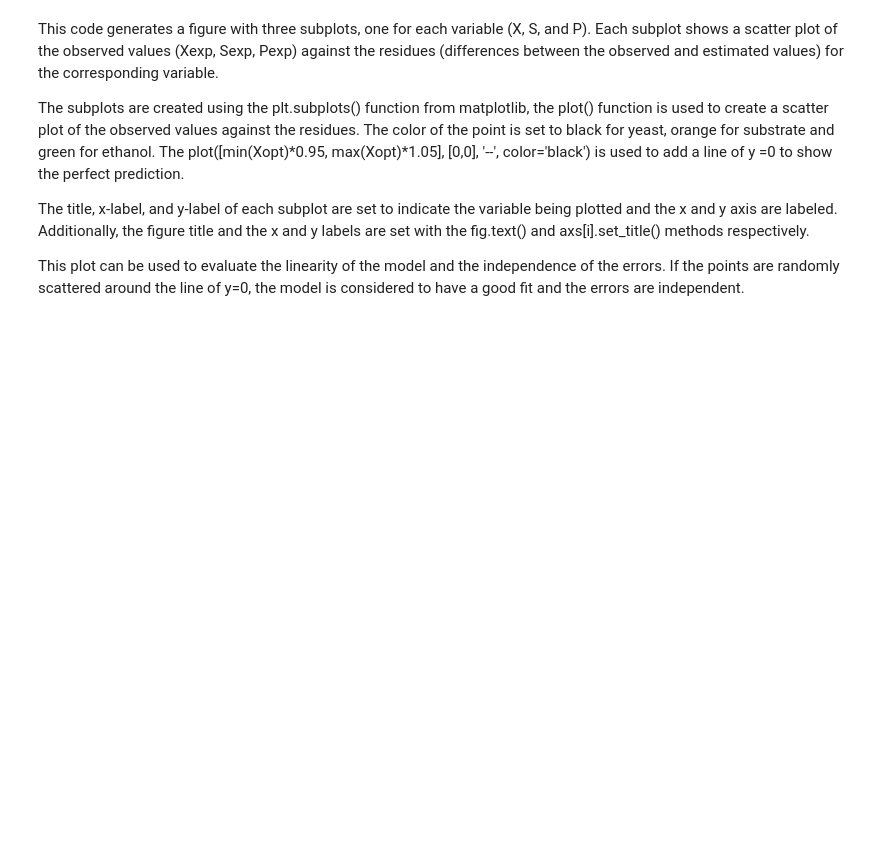
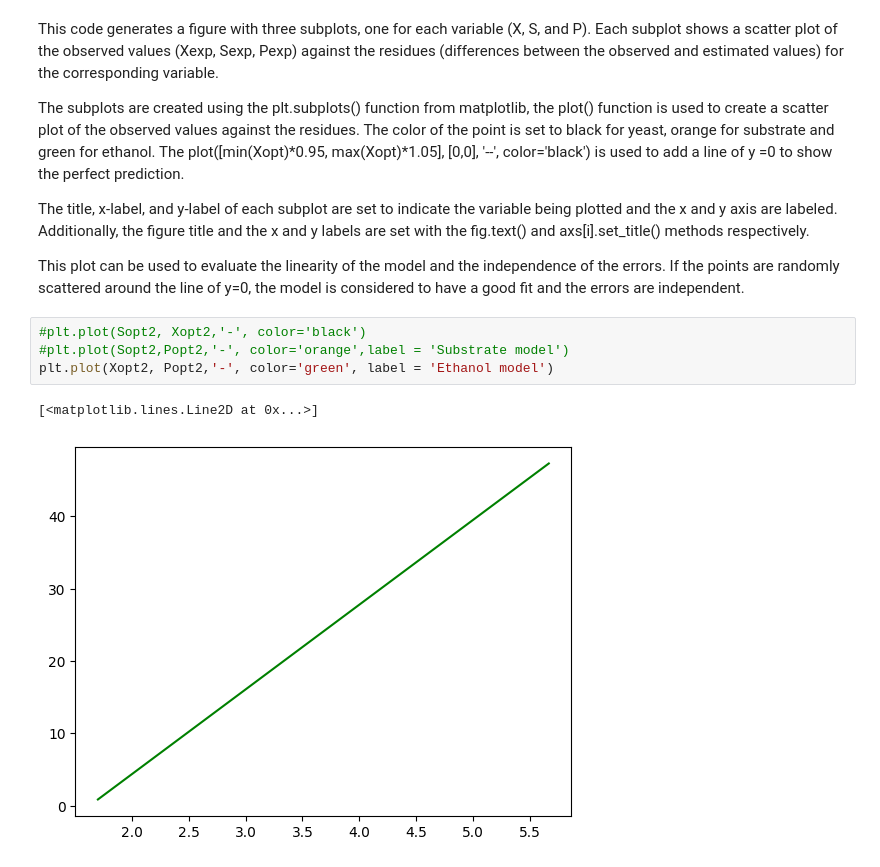
Before and after one commit to willc127/Fermentation_Optimization, a Jupyter notebook: optimFerment.ipynb, the cells around one changed output. Cells and saved outputs as stored; diff of their text form; blank space fills up the shorter version.

```diff
--- a/optimFerment.ipynb
+++ b/optimFerment.ipynb
@@ -352,3 +353,10 @@ The subplots are created using the plt.subplots() function from matplotlib, the
 The title, x-label, and y-label of each subplot are set to indicate the variable being plotted and the x and y axis are labeled. Additionally, the figure title and the x and y labels are set with the fig.text() and axs[i].set_title() methods respectively.
 
 This plot can be used to evaluate the linearity of the model and the independence of the errors. If the points are randomly scattered around the line of y=0, the model is considered to have a good fit and the errors are independent.
+# %%
+#plt.plot(Sopt2, Xopt2,'-', color='black')
+#plt.plot(Sopt2,Popt2,'-', color='orange',label = 'Substrate model')
+plt.plot(Xopt2, Popt2,'-', color='green', label = 'Ethanol model')
+# %% [output]
+[<matplotlib.lines.Line2D at 0x...>]
+[figure, added]
```
Also changed, not shown: parts of 2 cells of this notebook.
